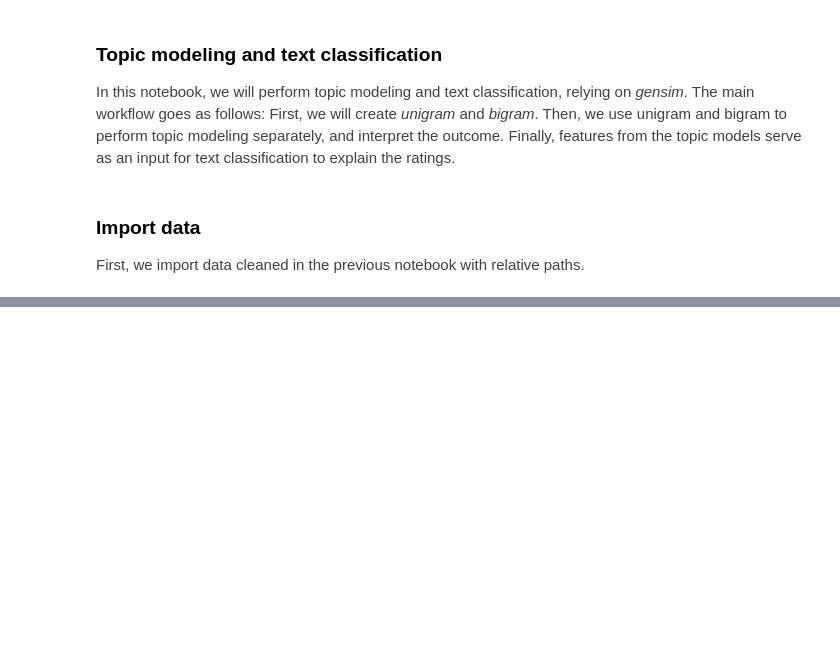
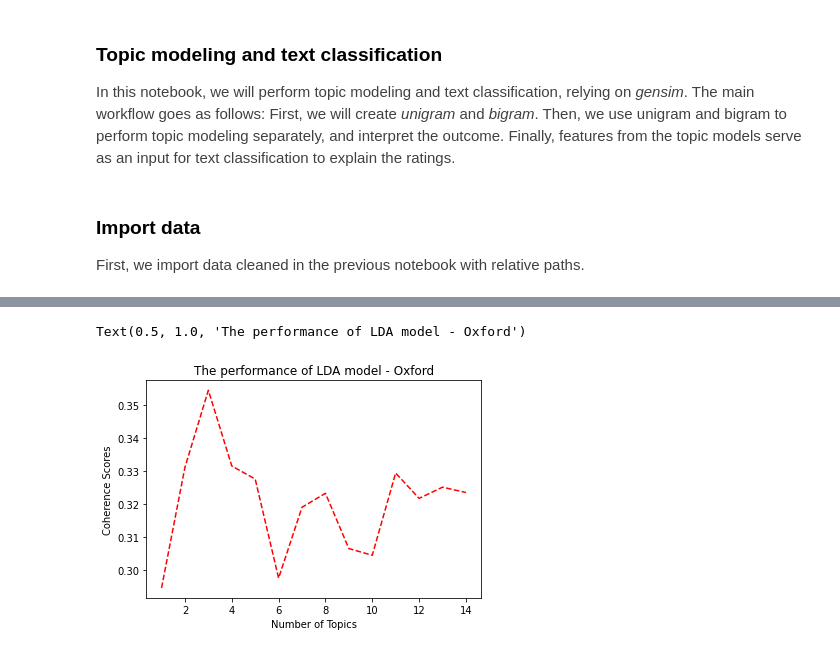
Before and after one commit to andyc1997/collecting_analyzing_big_data, a Jupyter notebook: Topic_modeling_and_text_classification.ipynb, the cells around one changed output, grey strips where cells are left out. Saved outputs shown, nothing was run; the diff lists cells and outputs as text; code cells hidden in the pictures; blank space fills up the shorter version.

Commit message:
text mining

```diff
--- a/Topic_modeling_and_text_classification.ipynb
+++ b/Topic_modeling_and_text_classification.ipynb
@@ -61,25 +104,29 @@ unigram_warwick = get_corpus(dat[dat['University'] == 'warwick'])
 # %%
 # Train LDA models, and assess the performance using coherence scores
-# Seed is needed because the LDA model changes the results when we rerun the script
-SEED = 20210526
-unigram_results = []
+def model_building(unigram_oxford, unigram_edinburgh, unigram_warwick):
+    unigram_results = []
 
-# Loop through each unversity
-for unigram in [unigram_oxford, unigram_edinburgh, unigram_warwick]:
-    # Assume there are at most 15 topics, a reasonable upper bound for small-to-medium dataset
-    coherence_scores = []
+    # Loop through each unversity
+    for unigram in [unigram_oxford, unigram_edinburgh, unigram_warwick]:
+        # Assume there are at most 15 topics, a reasonable upper bound for small-to-medium dataset
+        coherence_scores = []
 
-    for n_topics in np.arange(1, 15):
-        # Instantiate a lda model
-        ldamodel = gensim.models.ldamodel.LdaModel(unigram['corpus'], num_topics = n_topics, id2word = unigram['dictionary'],
-                                                   iterations = 1000, random_state = SEED)
+        for n_topics in np.arange(1, 15):
+            # Instantiate a lda model
+            ldamodel = gensim.models.ldamodel.LdaModel(unigram['corpus'], num_topics = n_topics, id2word = unigram['dictionary'],
+                                                       iterations = unigram['iterations'], random_state = unigram['SEED'])
 
-        # Instantiate a coherence model and calculate the coherence scores
-        ldamodel_coherence = CoherenceModel(model = ldamodel, texts = unigram['comments_tokenized'], dictionary = unigram['dictionary'],
-                                            coherence ='c_v')
+            # Instantiate a coherence model and calculate the coherence scores
+            ldamodel_coherence = CoherenceModel(model = ldamodel, texts = unigram['comments_tokenized'], dictionary = unigram['dictionary'],
+                                                coherence ='c_v')
+
+            # Update
+            coherence_scores.append(ldamodel_coherence.get_coherence())
 
         # Update
-        coherence_scores.append(ldamodel_coherence.get_coherence())
+        unigram_results.append(coherence_scores)
 
-    # Update
-    unigram_results.append(coherence_scores)
+    return unigram_results
+# %%
+# Get unigram results
+unigram_results = model_building(unigram_oxford, unigram_edinburgh, unigram_warwick)
@@ -85,0 +141,9 @@ for unigram in [unigram_oxford, unigram_edinburgh, unigram_warwick]:
+# %%
+# Highest coherence_scores when number of topics is chosen to be 3
+plt.plot(np.arange(1, 15), unigram_results[0], 'r--')
+plt.xlabel('Number of Topics')
+plt.ylabel('Coherence Scores')
+plt.title('The performance of LDA model - Oxford')
+# %% [output]
+Text(0.5, 1.0, 'The performance of LDA model - Oxford')
+[figure, added]
```
Also changed, not shown: parts of 50 cells of this notebook, 2 other files.
